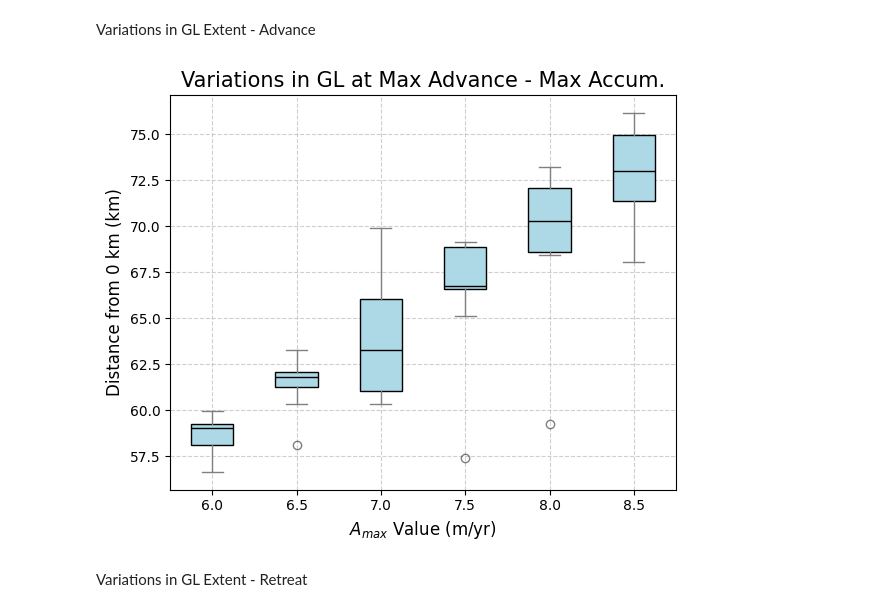
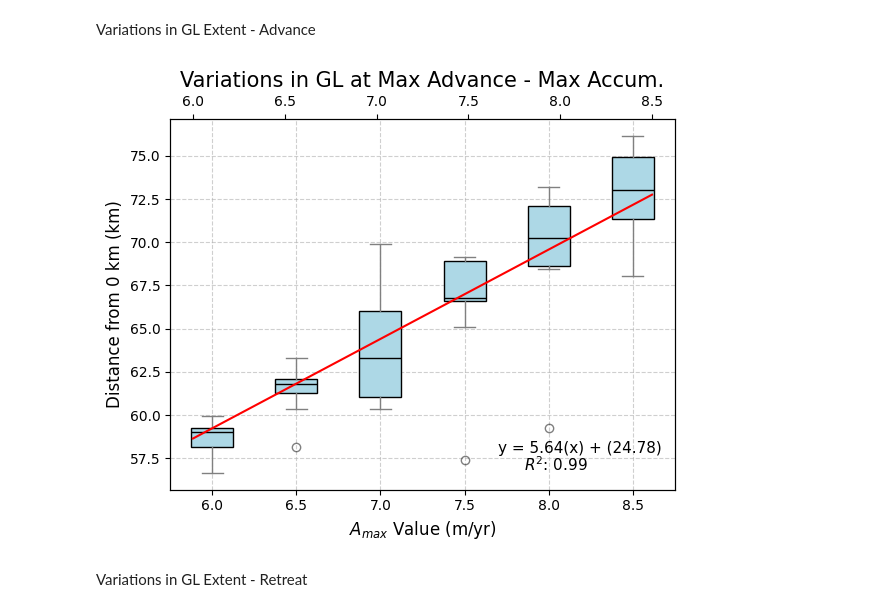
Before and after one commit to ktlix2ski/brinkmodeltest, a Jupyter notebook: Analysis/Amax_Tests.ipynb, the cells around one changed output. Cells and saved outputs as stored; diff of their text form; code cells hidden in the pictures.

```diff
--- a/Analysis/Amax_Tests.ipynb
+++ b/Analysis/Amax_Tests.ipynb
@@ -1008,26 +1029,38 @@ Variations in GL Extent - Advance
 # %%
 amaxs = np.array([6,6.5,7,7.5,8, 8.5])
 ExtPos_list =  [adv_dists_amax6, adv_dists_amax6_5, adv_dists_amax7,adv_dists_amax7_5, adv_dists_amin16, adv_dists_amax8_5]
+medians = np.array([np.median(d) for d in ExtPos_list])
+
+adv_coeff = np.polyfit(amaxs,medians, 1)
+p_adv = np.poly1d(adv_coeff)
+adv_y_trend = p_adv(amaxs)
+R_2_adv =r2_score(medians,p_adv(amaxs))
 # %%
 fig, ax = plt.subplots(figsize=(6, 5))
 
 ax.boxplot(ExtPos_list, patch_artist=True,
            boxprops=dict(facecolor='lightblue'),
            medianprops=dict(color='black'),
            whiskerprops=dict(color='gray'),
            capprops=dict(color='gray'),
            flierprops=dict(marker='o', color='red', alpha=0.5))
 
 ax.set_title("Variations in GL at Max Advance - Max Accum.", fontsize = 15)
 ax.set_ylabel("Distance from 0 km (km)", fontsize = 12)
 ax.set_xlabel("$A_{max}$ Value (m/yr)", fontsize = 12)
 ax.set_xticks(np.arange(1, len(amaxs) + 1))
 ax.set_xticklabels(amaxs)
 ax.grid(True, linestyle='--', alpha=0.6)
+
+ax1 = ax.twiny()
+ax1.plot(amaxs, adv_y_trend, color='red', label='Trendline')
+ax1.text(0.7, 0.05, f'$R^2$: {R_2_adv:.2f}', transform=plt.gca().transAxes, fontsize =11)
+ax1.text(0.65, 0.1, f'y = {adv_coeff[0]:.2f}(x) + ({adv_coeff[1]:.2f})', transform=plt.gca().transAxes, fontsize =11)
+
 plt.tight_layout()
 plt.show()
 # %% [output]
-[figure, old version]
+[figure, new version]
 # %% [markdown]
 Variations in GL Extent - Retreat
 # %%
```
Also changed, not shown: parts of 9 cells of this notebook, 4 other files.
